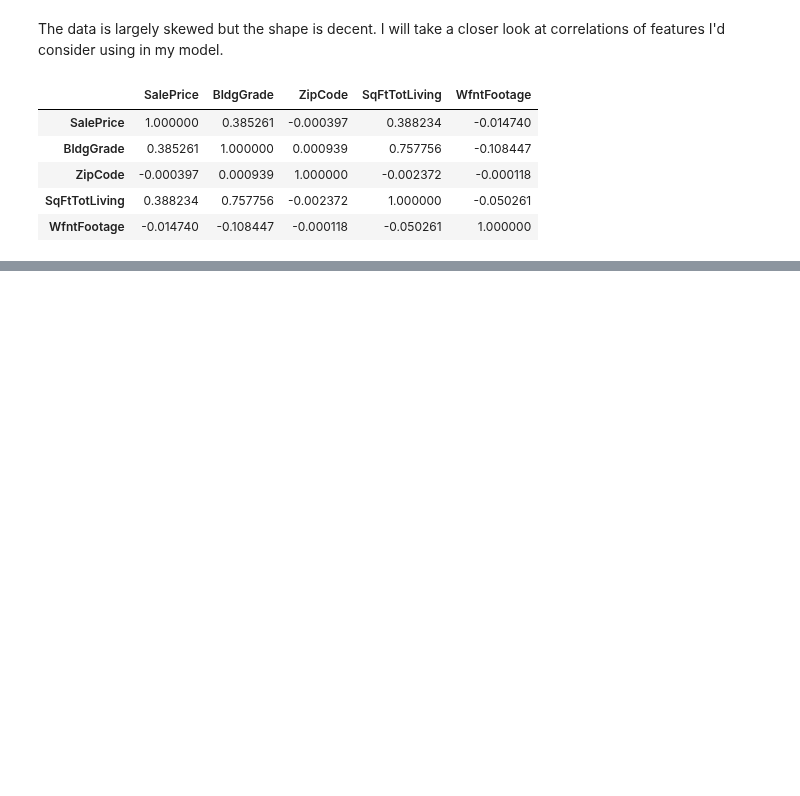
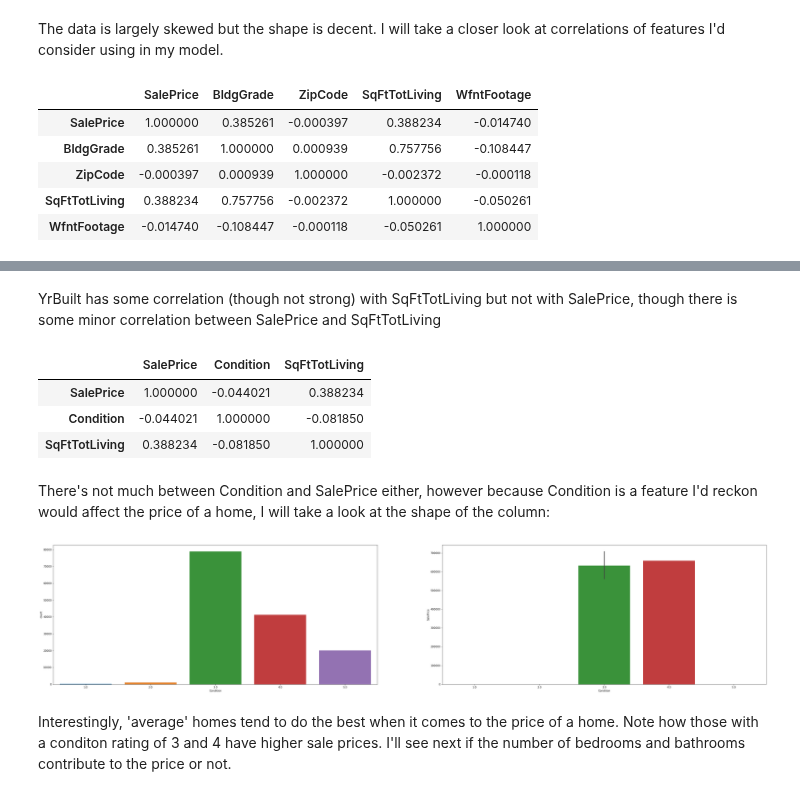
Before and after one commit to samtuleen/King-County-Home-Price-Predictors, a Jupyter notebook: notebooks/exploratory/Feature-Engineering.ipynb, the cells around one changed output, grey strips where cells are left out. Cells and saved outputs as stored; diff of their text form; code cells hidden in the pictures; blank space fills up the shorter version.

```diff
--- a/notebooks/exploratory/Feature-Engineering.ipynb
+++ b/notebooks/exploratory/Feature-Engineering.ipynb
@@ -51,0 +125,23 @@ data[['SalePrice','BldgGrade','ZipCode','SqFtTotLiving','WfntFootage']].corr()
+# %% [markdown]
+YrBuilt has some correlation (though not strong) with SqFtTotLiving but not with SalePrice, though there is some minor correlation between SalePrice and SqFtTotLiving
+# %%
+data[['SalePrice','Condition','SqFtTotLiving']].corr()
+# %% [output]
+|  | SalePrice | Condition | SqFtTotLiving |
+| SalePrice | 1.000000 | -0.044021 | 0.388234 |
+| Condition | -0.044021 | 1.000000 | -0.081850 |
+| SqFtTotLiving | 0.388234 | -0.081850 | 1.000000 |
+# %% [markdown]
+There's not much between Condition and SalePrice either, however because Condition is a feature I'd reckon would affect the price of a home, I will take a look at the shape of the column:
+# %%
+mean = data.SalePrice.groupby(data['Condition']).mean()
+condition = data.Condition
+
+fig, ax = plt.subplots(1,2, figsize=(50,10))
+sns.countplot(data.Condition, ax = ax[0])
+sns.barplot(condition,mean, ax = ax[1]);
+# %% [output]
+[figure, added]
+# %% [markdown]
+Interestingly, 'average' homes tend to do the best when it comes to the price of  a home. Note how those with a conditon rating of 3 and 4 have higher sale prices.
+I'll see next if the number of bedrooms and bathrooms contribute to the price or not.
```
Also changed, not shown: parts of 24 cells of this notebook, 1 other file.
